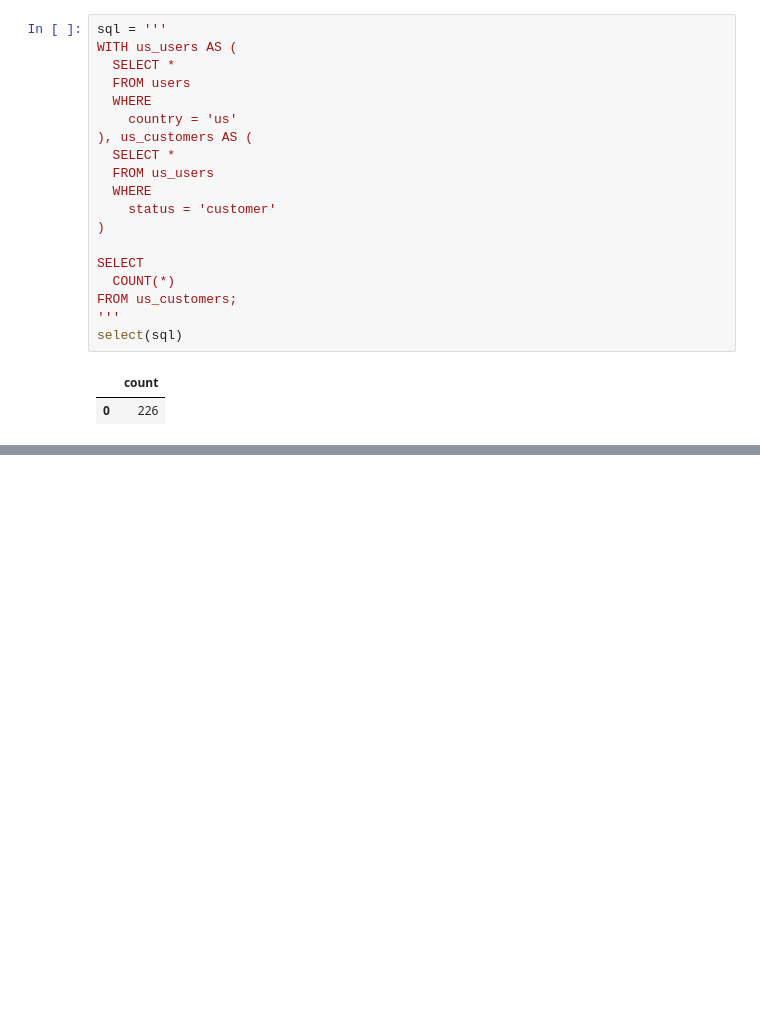
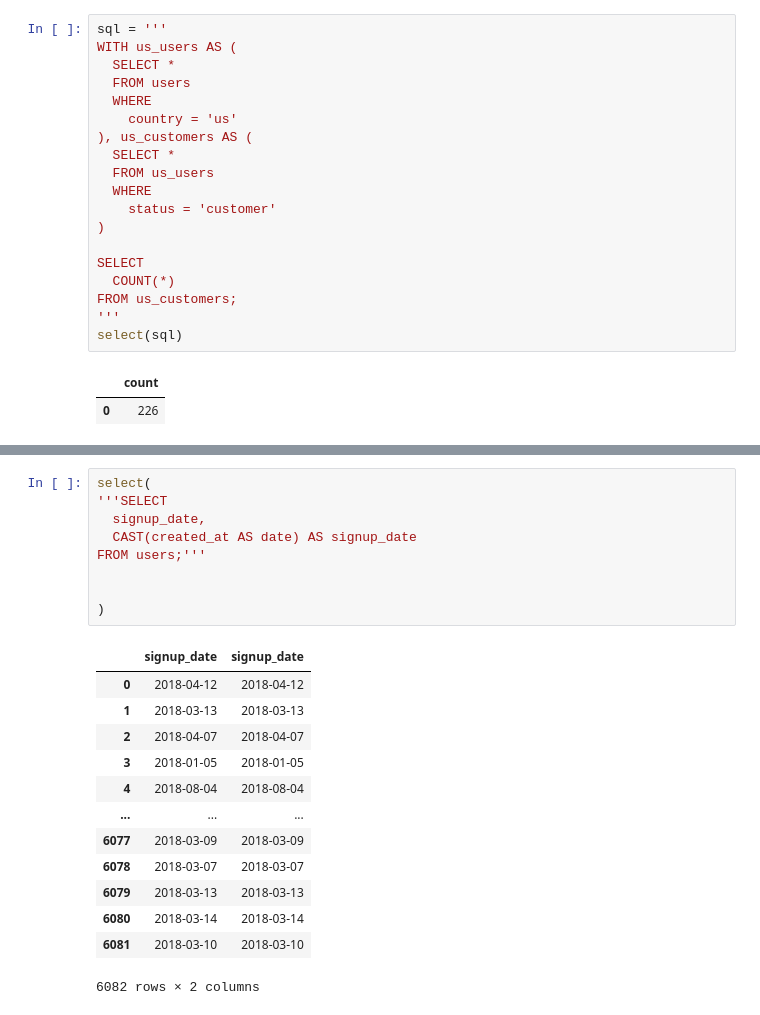
Before and after one commit to ivekhov/sql-kata, a Jupyter notebook: sql_habit/Scripts/1_intro.ipynb, the cells around one changed output, grey strips where cells are left out. Drawn from its saved outputs; the diff is of its cells as text; blank space fills up the shorter version.

```diff
--- a/sql_habit/Scripts/1_intro.ipynb
+++ b/sql_habit/Scripts/1_intro.ipynb
@@ -278,0 +334,23 @@ ORDER BY created_at DESC;
+# %%
+select(
+'''SELECT
+  signup_date,
+  CAST(created_at AS date) AS signup_date
+FROM users;'''
+
+
+)
+# %% [output]
+|  | signup_date | signup_date |
+| 0 | 2018-04-12 | 2018-04-12 |
+| 1 | 2018-03-13 | 2018-03-13 |
+| 2 | 2018-04-07 | 2018-04-07 |
+| 3 | 2018-01-05 | 2018-01-05 |
+| 4 | 2018-08-04 | 2018-08-04 |
+| ... | ... | ... |
+| 6077 | 2018-03-09 | 2018-03-09 |
+| 6078 | 2018-03-07 | 2018-03-07 |
+| 6079 | 2018-03-13 | 2018-03-13 |
+| 6080 | 2018-03-14 | 2018-03-14 |
+| 6081 | 2018-03-10 | 2018-03-10 |
+6082 rows × 2 columns
```
Also changed, not shown: parts of 26 cells of this notebook, 1 other file.
